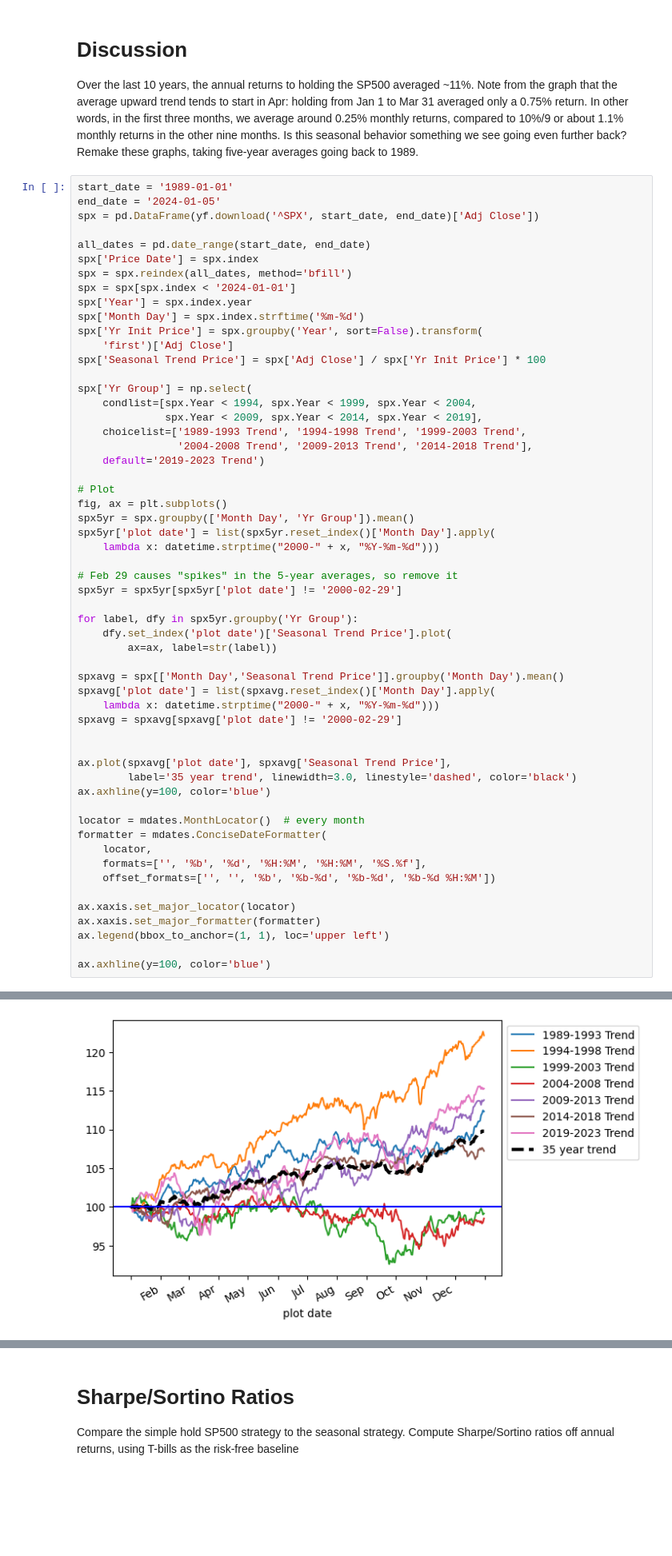
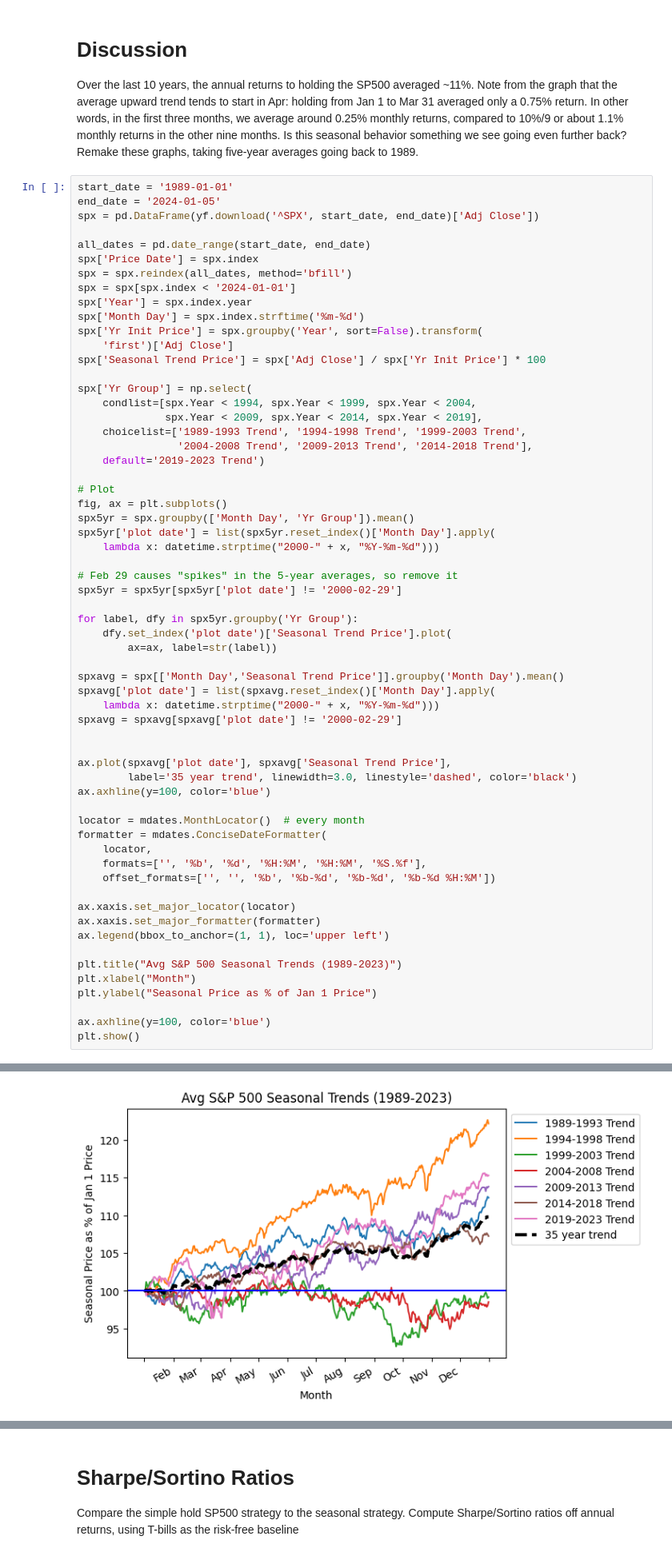
Before and after one commit to raywang202/technical-trading, a Jupyter notebook: Initial Exploration.ipynb, the cells around one changed output, grey strips where cells are left out. Shown: that part at 80% size. Cells and saved outputs as stored; diff of their text form; blank space fills up the shorter version.

```diff
--- a/Initial Exploration.ipynb
+++ b/Initial Exploration.ipynb
@@ -137,6 +141,11 @@ ax.xaxis.set_major_locator(locator)
 ax.xaxis.set_major_formatter(formatter)
 ax.legend(bbox_to_anchor=(1, 1), loc='upper left')
 
+plt.title("Avg S&P 500 Seasonal Trends (1989-2023)")
+plt.xlabel("Month")
+plt.ylabel("Seasonal Price as % of Jan 1 Price")
+
 ax.axhline(y=100, color='blue')
+plt.show()
 # %% [output]
 [*********************100%%**********************]  1 of 1 completed
@@ -144,4 +152,4 @@ ax.axhline(y=100, color='blue')
-[figure, old version]
+[figure, new version]
 # %% [markdown]
 # Discussion
 
```
Also changed, not shown: parts of 7 cells of this notebook, 1 other file.
